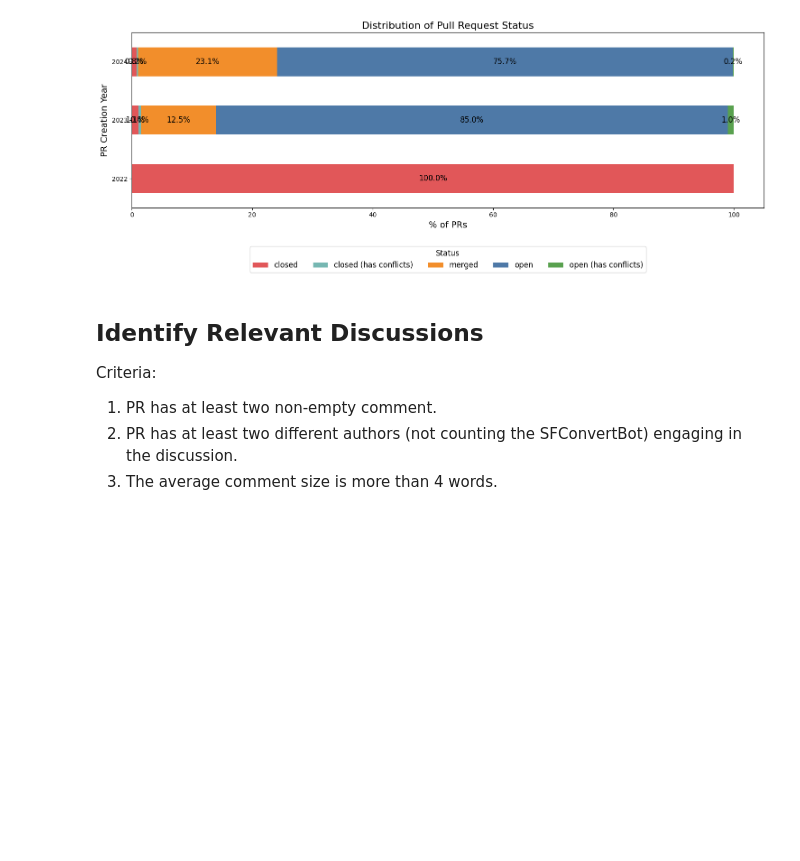
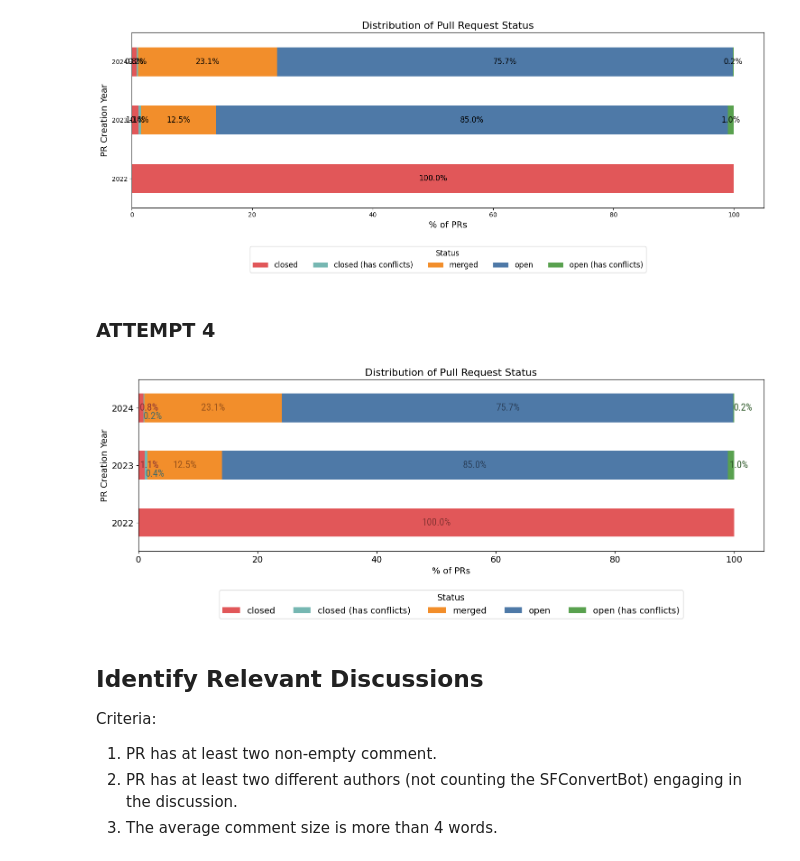
Before and after one commit to s2e-lab/model-evolution, a Jupyter notebook: scripts/notebooks/rq4_analysis.ipynb, the cells around one changed output. Cells and saved outputs as stored; diff of their text form; code cells hidden in the pictures; blank space fills up the shorter version.

Commit message:
Added stacked bar chart for RQ4 -- stable version

```diff
--- a/scripts/notebooks/rq4_analysis.ipynb
+++ b/scripts/notebooks/rq4_analysis.ipynb
@@ -206,6 +208,83 @@ plt.tight_layout()
 plt.show()
 # %% [output]
 [figure]
+# %% [markdown]
+### ATTEMPT 4
+# %%
+from matplotlib.font_manager import FontProperties
+import matplotlib.pyplot as plt
+
+# add a year column
+df['year'] = df['date'].dt.year
+# Group by year and status, and calculate counts
+status_counts = df.groupby(['year', 'status']).size().unstack(fill_value=0)
+
+# Calculate percentage distribution for each year
+status_percentage = status_counts.div(status_counts.sum(axis=1), axis=0) * 100
+
+
+# Define Tableau-like color palette for the status categories
+colors = {
+    'open': '#4e79a7',              # Blue
+    'merged': '#f28e2b',            # Orange
+    'closed': '#e15759',            # Red
+    'closed (has conflicts)': '#76b7b2',  # Teal
+    'open (has conflicts)': '#59a14f'     # Green
+}
+# Define darker versions of the Tableau-like color palette
+# Define even darker versions of the Tableau-like color palette
+darker_colors = {
+    'open': '#2d4460',              # Even Darker Blue
+    'merged': '#9a531b',            # Even Darker Orange
+    'closed': '#8a3434',            # Even Darker Red
+    'closed (has conflicts)': '#466a68',  # Even Darker Teal
+    'open (has conflicts)': '#325c2d'     # Even Darker Green
+}
+
+
+# Load the Roboto Condensed font from your local assets folder
+roboto_condensed = FontProperties(fname='../../assets/RobotoCondensed-Regular.ttf')
+
+
+# Plot the 100% stacked bar chart as horizontal with Tableau-like colors
+fig, ax = plt.subplots(figsize=(15, 6))
+status_percentage.plot(kind='barh', stacked=True, ax=ax, color=[colors[status] for status in status_percentage.columns])
+
+# Add data labels for each segment with matching colors
+for i, (year, row) in enumerate(status_percentage.iterrows()):
+    cumulative = 0
+    delta = 0.15  # Offset for small segments
+    was_small = False
+    for status, value in row.items():
+        if value > 5:  # Only display labels for segments > 5% to prevent overlap
+            ax.text(cumulative + value / 2, i, f"{value:.1f}%", ha='center', va='center',
+                    fontsize=16, fontweight='bold', fontproperties=roboto_condensed,
+                    color=darker_colors[status])  # Set text color to match bar color
+            was_small = False
+        elif value > 0:
+            # For small segments, place the label outside with matching color
+            ax.text(cumulative + value / 4 , i + (delta if was_small else 0), f"{value:.1f}%", ha='left', va='center',
+                    fontsize=16, fontweight='bold', fontproperties=roboto_condensed,
+                    color=darker_colors[status])
+            delta = -delta
+            was_small = True
+        cumulative += value
+
+# Customize plot with larger font sizes
+plt.title('Distribution of Pull Request Status', fontsize=16)
+plt.ylabel('PR Creation Year', fontsize=14)
+plt.xlabel('% of PRs', fontsize=14)
+# increase tick
+plt.xticks(fontsize=14)
+plt.yticks(fontsize=14)
+
+# Move the legend outside and below the chart with increased label size
+plt.legend(title='Status', bbox_to_anchor=(0.5, -0.2), loc='upper center', ncol=len(status_percentage.columns), fontsize=14, title_fontsize=14)
+plt.tight_layout()
+
+plt.show()
+# %% [output]
+[figure, added]
 # %% [markdown]
 ## Identify Relevant Discussions
 
```
Also changed, not shown: parts of 1 cell of this notebook.
